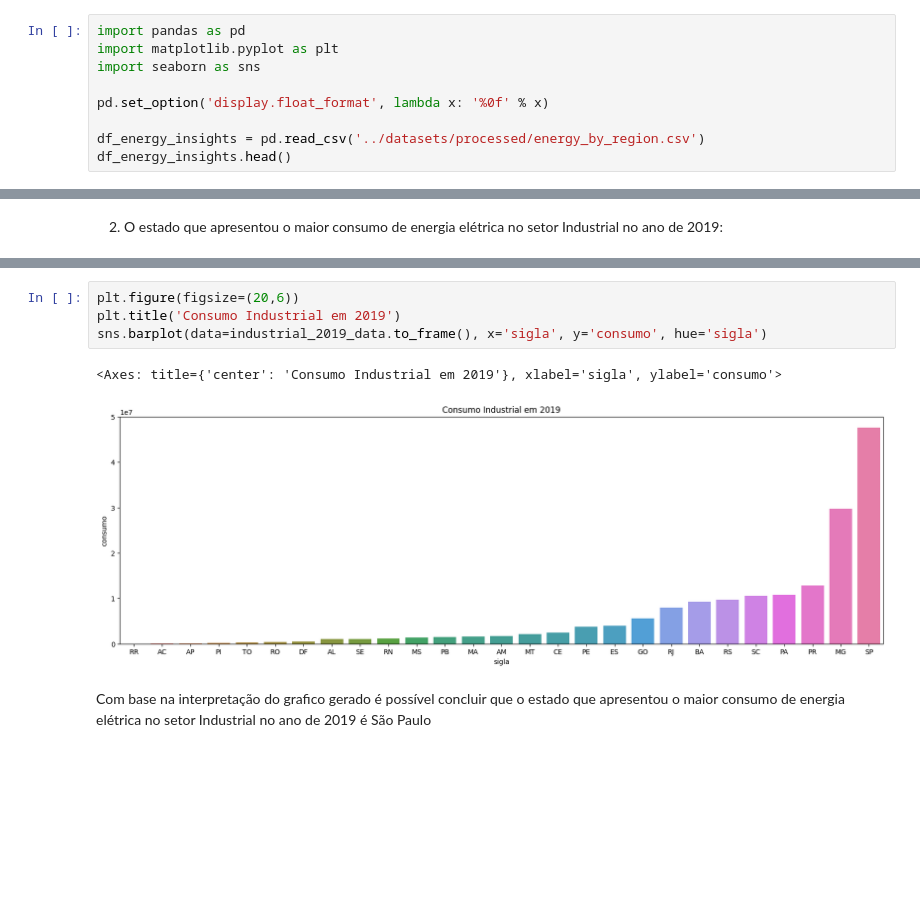
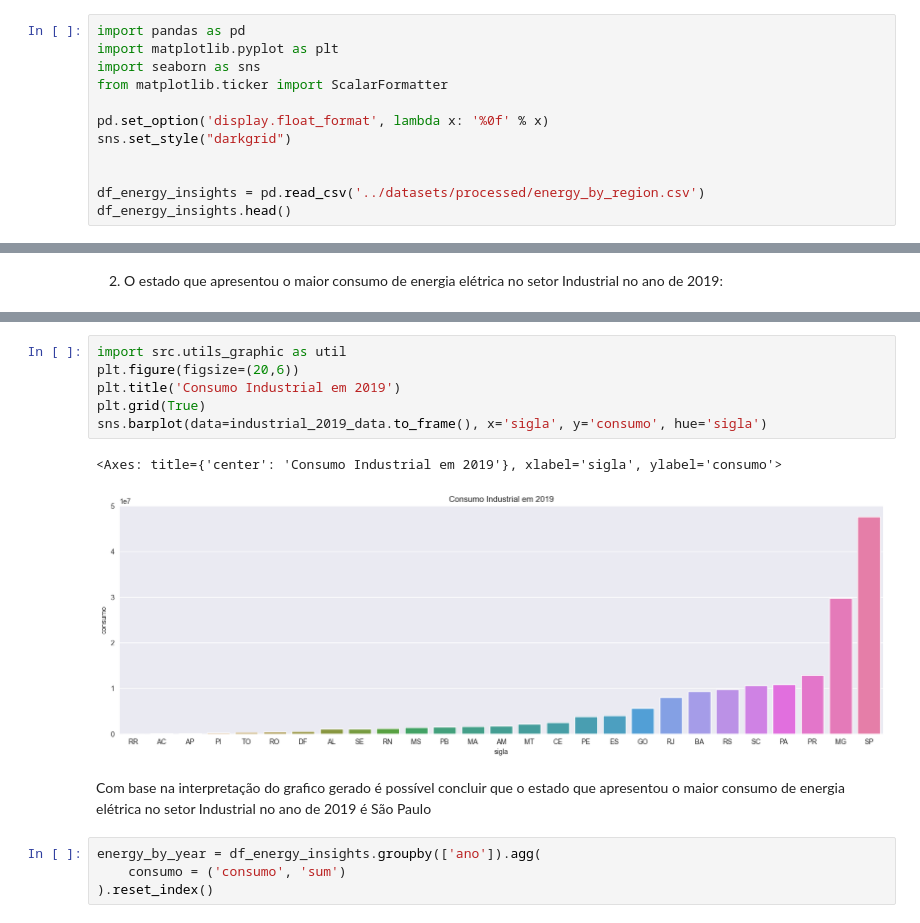
Before and after one commit to davi873/AI_energy_analysis_py, a Jupyter notebook: notebooks/insights.ipynb, the cells around one changed output, grey strips where cells are left out. Cells and saved outputs as stored; diff of their text form; blank space fills up the shorter version.

```diff
--- a/notebooks/insights.ipynb
+++ b/notebooks/insights.ipynb
@@ -4,8 +4,11 @@
 import pandas as pd
 import matplotlib.pyplot as plt
 import seaborn as sns
+from matplotlib.ticker import ScalarFormatter
 
 pd.set_option('display.float_format', lambda x: '%0f' % x)
+sns.set_style("darkgrid")
+
 
 df_energy_insights = pd.read_csv('../datasets/processed/energy_by_region.csv')
 df_energy_insights.head()
@@ -92,11 +95,17 @@ MG   29769624.000000
 SP   47635621.000000
 Name: consumo, dtype: float64
 # %%
+import src.utils_graphic as util
 plt.figure(figsize=(20,6))
 plt.title('Consumo Industrial em 2019')
+plt.grid(True)
 sns.barplot(data=industrial_2019_data.to_frame(), x='sigla', y='consumo', hue='sigla')
 # %% [output]
 <Axes: title={'center': 'Consumo Industrial em 2019'}, xlabel='sigla', ylabel='consumo'>
-[figure, old version]
+[figure, new version]
 # %% [markdown]
 Com base na interpretação do grafico gerado é possível concluir que o estado que apresentou o maior consumo de energia elétrica no setor Industrial no ano de 2019 é São Paulo
+# %%
+energy_by_year = df_energy_insights.groupby(['ano']).agg(
+    consumo = ('consumo', 'sum')
+).reset_index()
```
Also changed, not shown: parts of 11 cells of this notebook, 2 other files.
